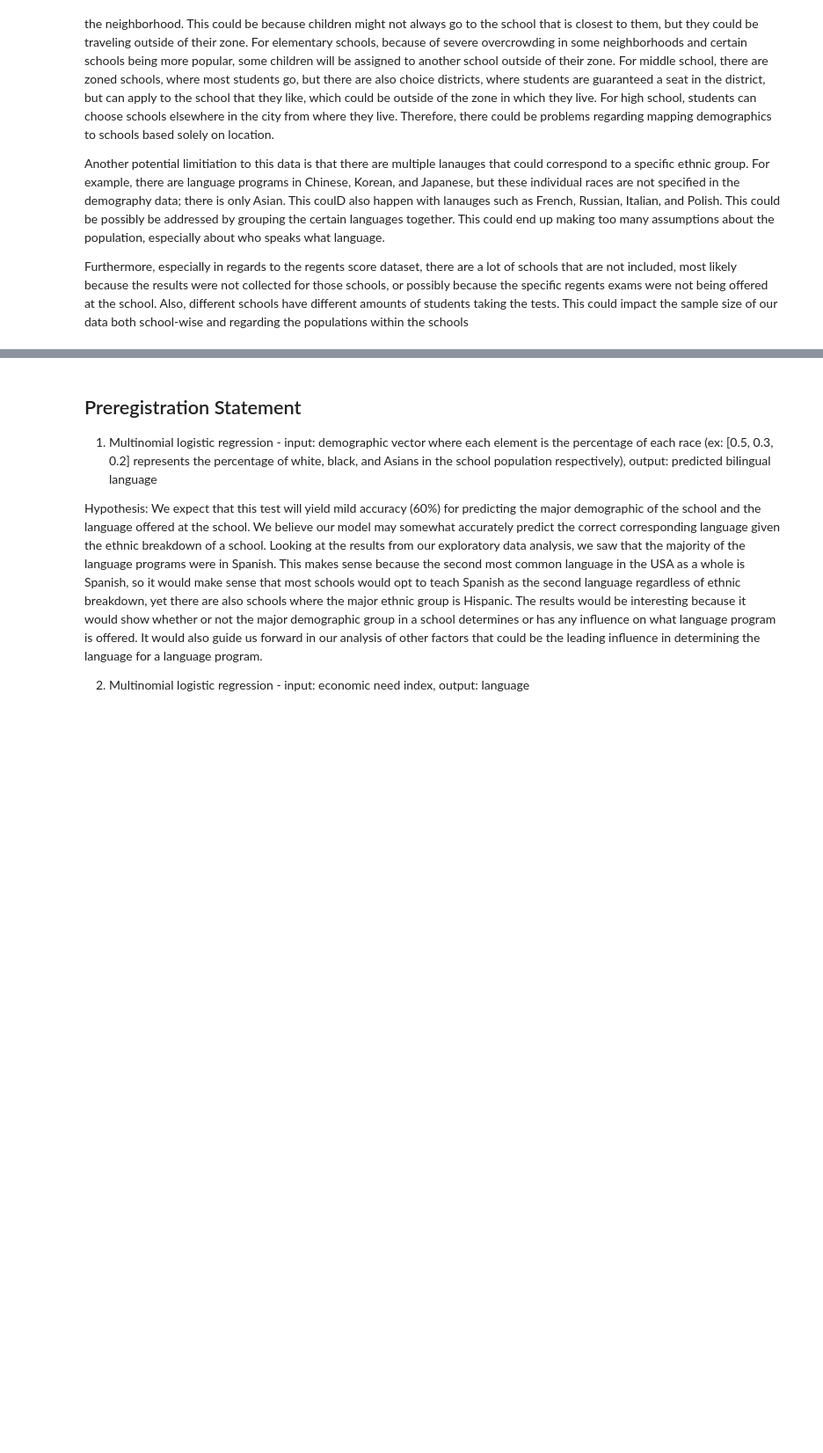
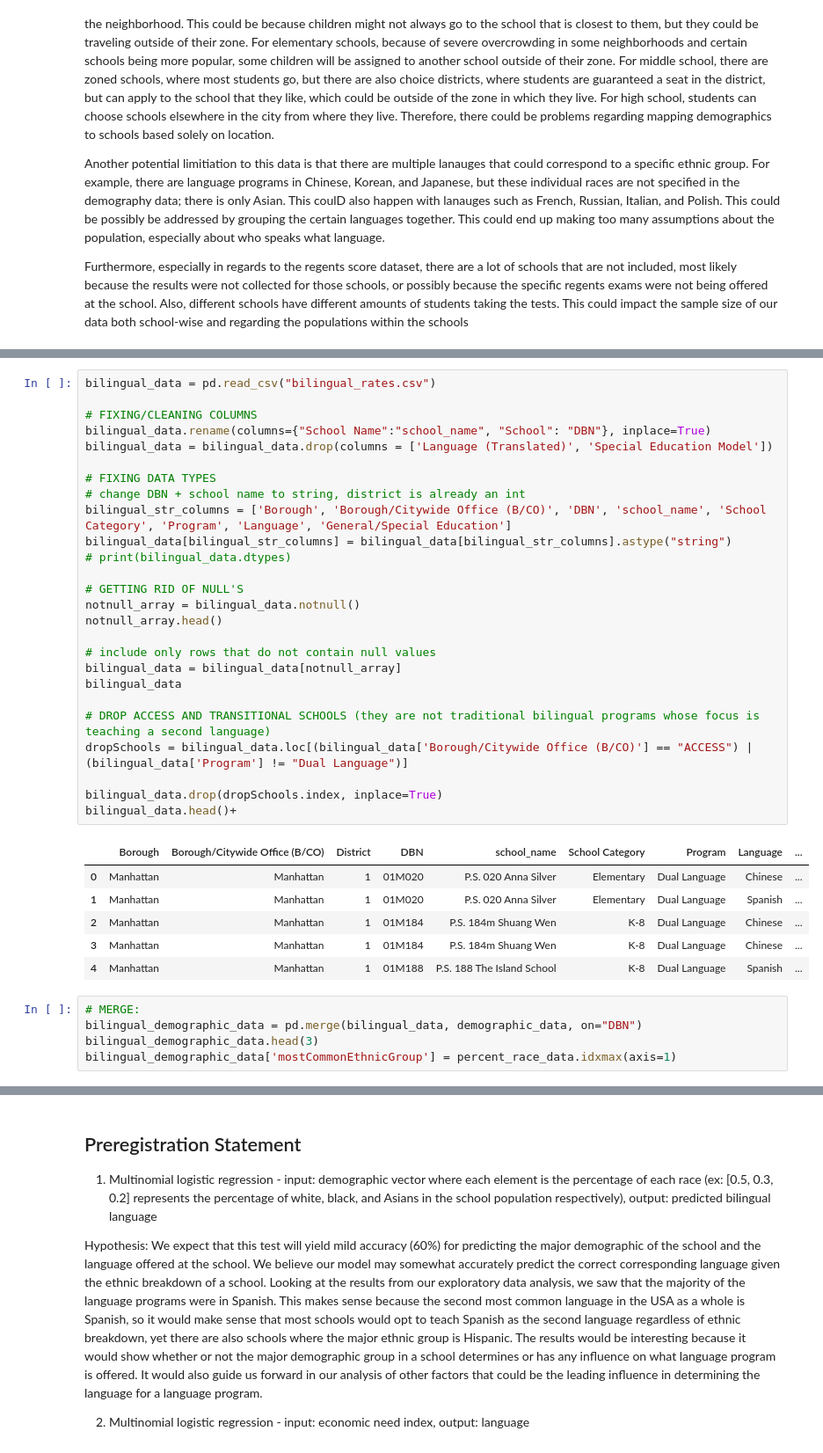
Before and after one commit to gaby-chu/info2950, a Jupyter notebook: project/phase_iv-FINAL.ipynb, the cells around one changed output, grey strips where cells are left out. Shown: that part at 88% size. Drawn from its saved outputs; the diff is of its cells as text; blank space fills up the shorter version.

```diff
--- a/project/phase_iv-FINAL.ipynb
+++ b/project/phase_iv-FINAL.ipynb
@@ -50,0 +62,38 @@ Furthermore, especially in regards to the regents score dataset, there are a lot
+# %%
+bilingual_data = pd.read_csv("bilingual_rates.csv")
+
+# FIXING/CLEANING COLUMNS
+bilingual_data.rename(columns={"School Name":"school_name", "School": "DBN"}, inplace=True)
+bilingual_data = bilingual_data.drop(columns = ['Language (Translated)', 'Special Education Model'])
+
+# FIXING DATA TYPES
+# change DBN + school name to string, district is already an int
+bilingual_str_columns = ['Borough', 'Borough/Citywide Office (B/CO)', 'DBN', 'school_name', 'School Category', 'Program', 'Language', 'General/Special Education']
+bilingual_data[bilingual_str_columns] = bilingual_data[bilingual_str_columns].astype("string")
+# print(bilingual_data.dtypes)
+
+# GETTING RID OF NULL'S
+notnull_array = bilingual_data.notnull()
+notnull_array.head()
+
+# include only rows that do not contain null values
+bilingual_data = bilingual_data[notnull_array]
+bilingual_data
+
+# DROP ACCESS AND TRANSITIONAL SCHOOLS (they are not traditional bilingual programs whose focus is teaching a second language)
+dropSchools = bilingual_data.loc[(bilingual_data['Borough/Citywide Office (B/CO)'] == "ACCESS") | (bilingual_data['Program'] != "Dual Language")]
+
+bilingual_data.drop(dropSchools.index, inplace=True)
+bilingual_data.head()+
+# %% [output]
+|  | Borough | Borough/Citywide Office (B/CO) | District | DBN | school_name | School Category | Program | Language | ... |
+| 0 | Manhattan | Manhattan | 1 | 01M020 | P.S. 020 Anna Silver | Elementary | Dual Language | Chinese | ... |
+| 1 | Manhattan | Manhattan | 1 | 01M020 | P.S. 020 Anna Silver | Elementary | Dual Language | Spanish | ... |
+| 2 | Manhattan | Manhattan | 1 | 01M184 | P.S. 184m Shuang Wen | K-8 | Dual Language | Chinese | ... |
+| 3 | Manhattan | Manhattan | 1 | 01M184 | P.S. 184m Shuang Wen | K-8 | Dual Language | Chinese | ... |
+| 4 | Manhattan | Manhattan | 1 | 01M188 | P.S. 188 The Island School | K-8 | Dual Language | Spanish | ... |
+# %%
+# MERGE:
+bilingual_demographic_data = pd.merge(bilingual_data, demographic_data, on="DBN")
+bilingual_demographic_data.head(3)
+bilingual_demographic_data['mostCommonEthnicGroup'] = percent_race_data.idxmax(axis=1)
```
Also changed, not shown: parts of 16 cells of this notebook, 2 other files.
